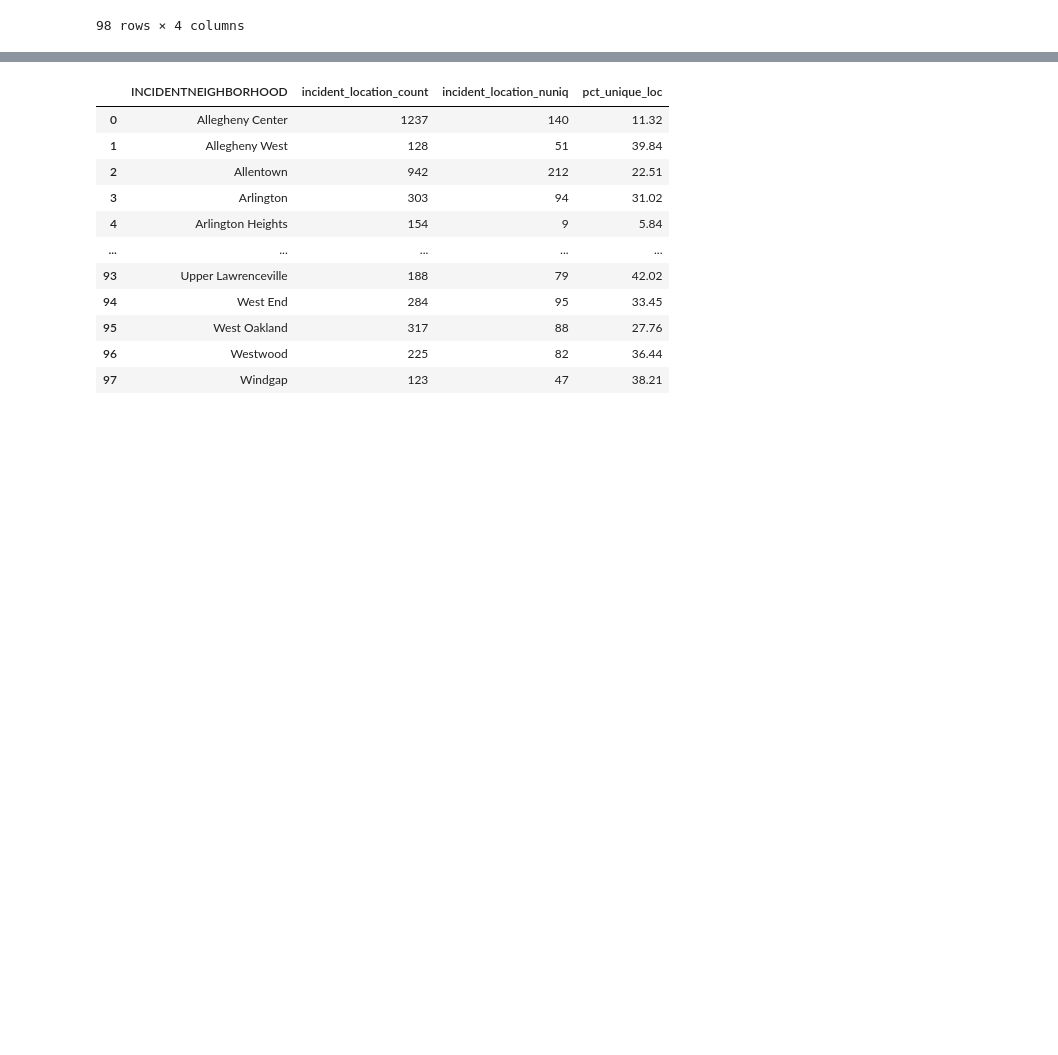
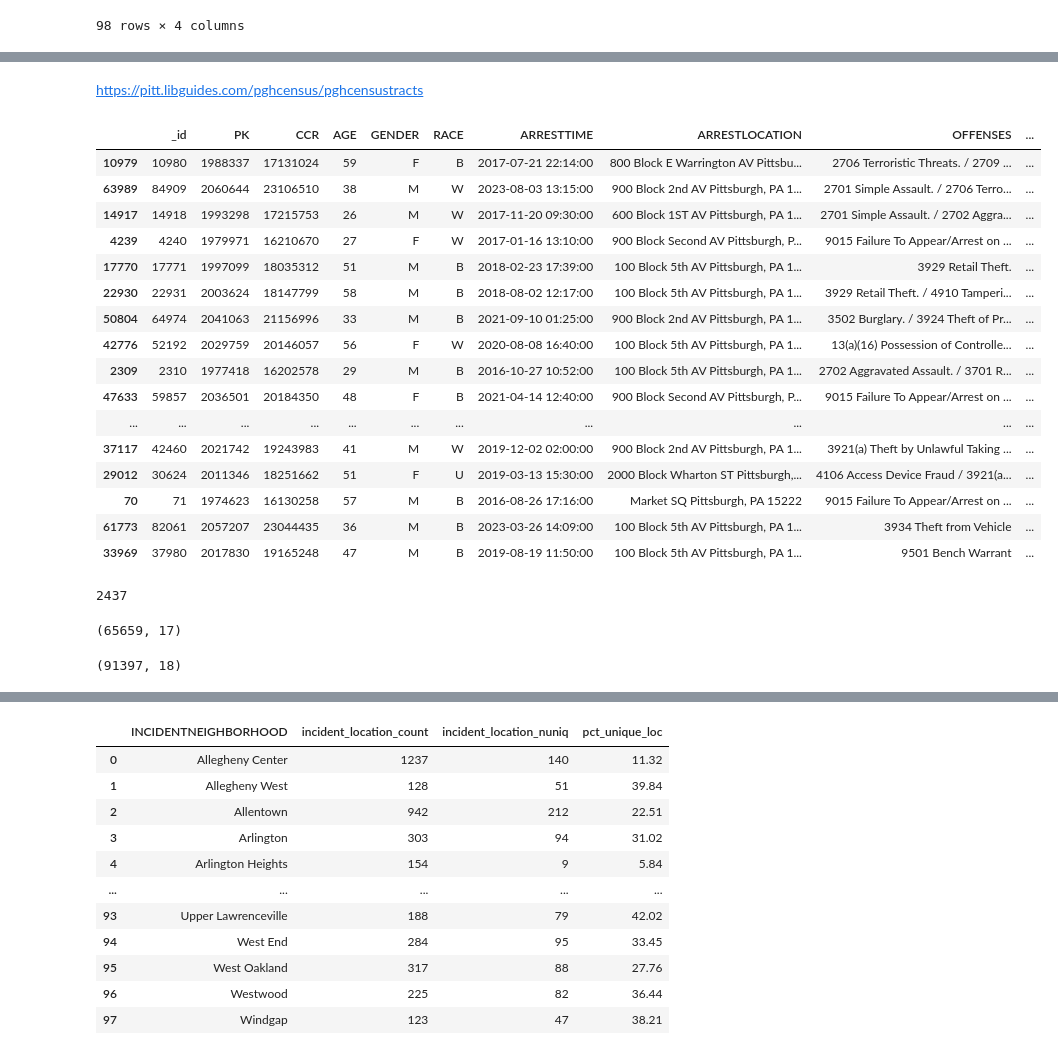
Before and after one commit to trailmarkerlib/policeProjectPythonWorkshop, a Jupyter notebook: grief_to_action_python_workshop_01_10_2024.ipynb, the cells around one changed output, grey strips where cells are left out. Cells and saved outputs as stored; diff of their text form; code cells hidden in the pictures; blank space fills up the shorter version.

```diff
--- a/grief_to_action_python_workshop_01_10_2024.ipynb
+++ b/grief_to_action_python_workshop_01_10_2024.ipynb
@@ -270,0 +386,2 @@ incident_loc_summ
+# %%
+df_nabe = df.loc[df['INCIDENTNEIGHBORHOOD'].notna()].copy()
@@ -270,0 +429,2 @@ incident_loc_summ
+# %%
+nabe_lookup = df_nabe.loc[:,['INCIDENTLOCATION','INCIDENTNEIGHBORHOOD']].rename(columns={'INCIDENTNEIGHBORHOOD':'nabe'}).drop_duplicates().copy()
@@ -270,0 +448,4 @@ incident_loc_summ
+# %%
+nabe_lookup_summ = nabe_lookup.groupby(['INCIDENTLOCATION']).\
+            aggregate(nabe_count = ('nabe', 'count')).\
+            reset_index().copy()
@@ -270,0 +480,28 @@ incident_loc_summ
+# %%
+location_multi_nabe_list = nabe_lookup_summ.loc[nabe_lookup_summ['nabe_count'] > 1].INCIDENTLOCATION.to_list()
+# %% [markdown]
+https://pitt.libguides.com/pghcensus/pghcensustracts
+# %%
+df.loc[df['INCIDENTLOCATION'].isin(location_multi_nabe_list)].sort_values('INCIDENTLOCATION').head(30)
+# %% [output]
+|  | _id | PK | CCR | AGE | GENDER | RACE | ARRESTTIME | ARRESTLOCATION | OFFENSES | ... |
+| 10979 | 10980 | 1988337 | 17131024 | 59 | F | B | 2017-07-21 22:14:00 | 800 Block E Warrington AV Pittsbu... | 2706 Terroristic Threats. / 2709 ... | ... |
+| 63989 | 84909 | 2060644 | 23106510 | 38 | M | W | 2023-08-03 13:15:00 | 900 Block 2nd AV Pittsburgh, PA 1... | 2701 Simple Assault. / 2706 Terro... | ... |
+| 14917 | 14918 | 1993298 | 17215753 | 26 | M | W | 2017-11-20 09:30:00 | 600 Block 1ST AV Pittsburgh, PA 1... | 2701 Simple Assault. / 2702 Aggra... | ... |
+| 4239 | 4240 | 1979971 | 16210670 | 27 | F | W | 2017-01-16 13:10:00 | 900 Block Second AV Pittsburgh, P... | 9015 Failure To Appear/Arrest on ... | ... |
+| 17770 | 17771 | 1997099 | 18035312 | 51 | M | B | 2018-02-23 17:39:00 | 100 Block 5th AV Pittsburgh, PA 1... | 3929 Retail Theft. | ... |
+| 22930 | 22931 | 2003624 | 18147799 | 58 | M | B | 2018-08-02 12:17:00 | 100 Block 5th AV Pittsburgh, PA 1... | 3929 Retail Theft. / 4910 Tamperi... | ... |
+| 50804 | 64974 | 2041063 | 21156996 | 33 | M | B | 2021-09-10 01:25:00 | 900 Block 2nd AV Pittsburgh, PA 1... | 3502 Burglary. / 3924 Theft of Pr... | ... |
+| 42776 | 52192 | 2029759 | 20146057 | 56 | F | W | 2020-08-08 16:40:00 | 100 Block 5th AV Pittsburgh, PA 1... | 13(a)(16) Possession of Controlle... | ... |
+| 2309 | 2310 | 1977418 | 16202578 | 29 | M | B | 2016-10-27 10:52:00 | 100 Block 5th AV Pittsburgh, PA 1... | 2702 Aggravated Assault. / 3701 R... | ... |
+| 47633 | 59857 | 2036501 | 20184350 | 48 | F | B | 2021-04-14 12:40:00 | 900 Block Second AV Pittsburgh, P... | 9015 Failure To Appear/Arrest on ... | ... |
+| ... | ... | ... | ... | ... | ... | ... | ... | ... | ... | ... |
+| 37117 | 42460 | 2021742 | 19243983 | 41 | M | W | 2019-12-02 02:00:00 | 900 Block 2nd AV Pittsburgh, PA 1... | 3921(a) Theft by Unlawful Taking ... | ... |
+| 29012 | 30624 | 2011346 | 18251662 | 51 | F | U | 2019-03-13 15:30:00 | 2000 Block Wharton ST Pittsburgh,... | 4106 Access Device Fraud / 3921(a... | ... |
+| 70 | 71 | 1974623 | 16130258 | 57 | M | B | 2016-08-26 17:16:00 | Market SQ Pittsburgh, PA 15222 | 9015 Failure To Appear/Arrest on ... | ... |
+| 61773 | 82061 | 2057207 | 23044435 | 36 | M | B | 2023-03-26 14:09:00 | 100 Block 5th AV Pittsburgh, PA 1... | 3934 Theft from Vehicle | ... |
+| 33969 | 37980 | 2017830 | 19165248 | 47 | M | B | 2019-08-19 11:50:00 | 100 Block 5th AV Pittsburgh, PA 1... | 9501 Bench Warrant | ... |
+# %%
+df['INCIDENTTRACT'].isna().sum()
+# %% [output]
+2437
@@ -270,0 +510,8 @@ incident_loc_summ
+# %%
+df.shape
+# %% [output]
+(65659, 17)
+# %%
+df_new.shape
+# %% [output]
+(91397, 18)
```
Also changed, not shown: parts of 72 cells of this notebook.
